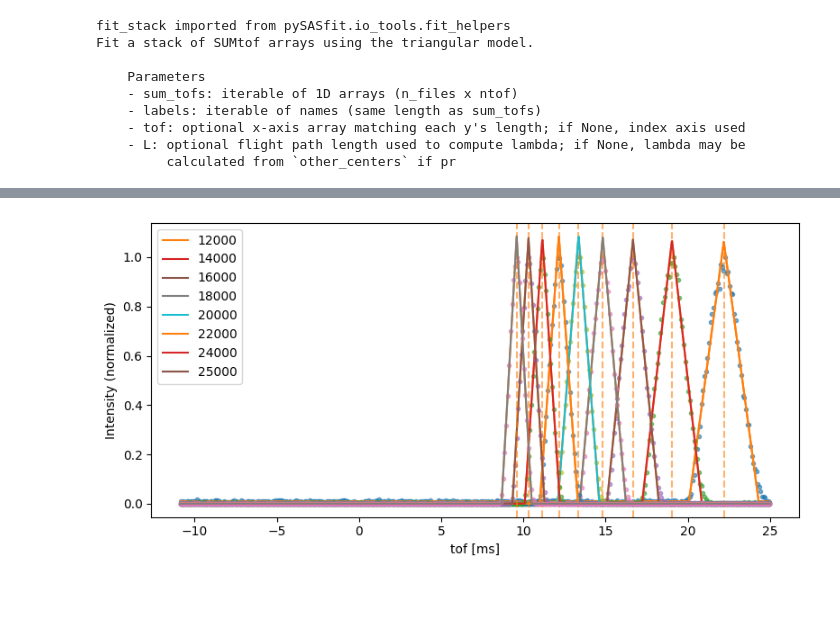
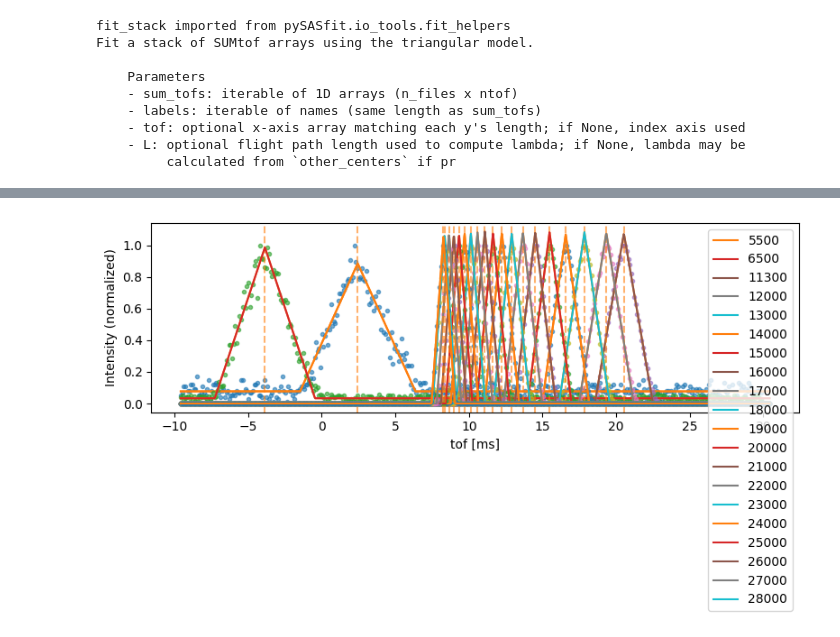
Before and after one commit to SASfit/pySASfit, a Jupyter notebook: notebooks/SANS1_tof.ipynb, the cells around one changed output, grey strips where cells are left out. Saved outputs shown, nothing was run; the diff lists cells and outputs as text; code cells hidden in the pictures; blank space fills up the shorter version.

```diff
--- a/notebooks/SANS1_tof.ipynb
+++ b/notebooks/SANS1_tof.ipynb
@@ -24,67 +24,51 @@ Fit a stack of SUMtof arrays using the triangular model.
     - L: optional flight path length used to compute lambda; if None, lambda may be
          calculated from `other_centers` if pr
 # %%
-# pattern matching your files
-Data_path="C:/Users/kohlbrecher/switchdrive/SANS/user/NVS_TOF"
-pattern = os.path.join(Data_path, "sans2025n08931*.hdf")
-file_list = sorted(glob.glob(pattern))
-if not file_list:
-    raise RuntimeError(f"No files matched {pattern}")
-#pprint.pp(file_list)
-# optional: keep only the files you expect (e.g. indices 2..9)
-# file_list = [f for f in file_list if re.search(r"08931[2-9]\.hdf$", f)]
+tofshort_files={"0": tuple(
+    f"W:/2026/sans/Service/sans2026n{num:06d}.hdf"
+    for num in range(306, 328)
+)}
+toflong_files={"0": tuple(
+    f"W:/2026/sans/Service/sans2026n{num:06d}.hdf"
+    for num in range(284, 306)
+) }
+print(len(tofshort_files["0"]),len(toflong_files["0"]))
 
-
-
-tof8_files=(
-    "C:/Users/kohlbrecher/switchdrive/SANS/user/NVS_TOF/sans2025n089312.hdf",
-    "C:/Users/kohlbrecher/switchdrive/SANS/user/NVS_TOF/sans2025n089313.hdf",
-    "C:/Users/kohlbrecher/switchdrive/SANS/user/NVS_TOF/sans2025n089314.hdf",
-    "C:/Users/kohlbrecher/switchdrive/SANS/user/NVS_TOF/sans2025n089315.hdf",
-    "C:/Users/kohlbrecher/switchdrive/SANS/user/NVS_TOF/sans2025n089316.hdf",
-    "C:/Users/kohlbrecher/switchdrive/SANS/user/NVS_TOF/sans2025n089317.hdf",
-    "C:/Users/kohlbrecher/switchdrive/SANS/user/NVS_TOF/sans2025n089318.hdf",
-    "C:/Users/kohlbrecher/switchdrive/SANS/user/NVS_TOF/sans2025n089319.hdf",
-    "C:/Users/kohlbrecher/switchdrive/SANS/user/NVS_TOF/sans2025n089320.hdf",
-)
-tof4_files=(
-    "C:/Users/kohlbrecher/switchdrive/SANS/user/NVS_TOF/sans2025n089321.hdf",
-    "C:/Users/kohlbrecher/switchdrive/SANS/user/NVS_TOF/sans2025n089322.hdf",
-    "C:/Users/kohlbrecher/switchdrive/SANS/user/NVS_TOF/sans2025n089323.hdf",
-    "C:/Users/kohlbrecher/switchdrive/SANS/user/NVS_TOF/sans2025n089324.hdf",
-    "C:/Users/kohlbrecher/switchdrive/SANS/user/NVS_TOF/sans2025n089325.hdf",
-    "C:/Users/kohlbrecher/switchdrive/SANS/user/NVS_TOF/sans2025n089326.hdf",
-    "C:/Users/kohlbrecher/switchdrive/SANS/user/NVS_TOF/sans2025n089327.hdf",
-    "C:/Users/kohlbrecher/switchdrive/SANS/user/NVS_TOF/sans2025n089328.hdf",
-    "C:/Users/kohlbrecher/switchdrive/SANS/user/NVS_TOF/sans2025n089329.hdf",
-)
-sum8_tofs = read_files_sumtof(tof8_files)
-sum4_tofs = read_files_sumtof(tof4_files)
-labels8=(
+sumshort_tofs = {"0" : read_files_sumtof(tofshort_files["0"])}
+sumlong_tofs = {"0": read_files_sumtof(toflong_files["0"]) }
+labels=(
+    "3100",
+    "5500",
+    "6500",
+    "11300",
     "12000",
+    "13000",
     "14000",
+    "15000",
     "16000",
+    "17000",
     "18000",
+    "19000",
     "20000",
+    "21000",
     "22000",
+    "23000",
     "24000",
     "25000",
+    "26000",
+    "27000",
     "28000",
+    "28300",
 )
-labels4=labels8
+print(len(labels))
+tof = (np.arange(0, 401, dtype=float) * 1000.0e-4) - 9.58
+resultslong = {"0": fit_stack(sumlong_tofs["0"], labels, tof=tof if 'tof' in globals() else None, L=7000.0-20, plot=True)}
+resultsshort = {"0": fit_stack(sumshort_tofs["0"], labels, tof=tof if 'tof' in globals() else None, DL=7000-3000, plot=True,other_centers=[r['center'] for r in resultslong["0"]])}
 
-#pprint.pp(sum8_tofs)
-# The fitting logic is centralized in `fit_stack` (imported above).
-# Re-run the fits (no plotting by default) and show result tables.
-# Prefer passing `tof` explicitly to avoid globals() lookups if available.
-tof = (np.arange(0, 399, dtype=float) * 900.0e-4) - 10.85
-results8 = fit_stack(sum8_tofs, labels8, tof=tof if 'tof' in globals() else None, L=8000, rpm_start=12000, rpm_step=2000, plot=True)
-results4 = fit_stack(sum4_tofs, labels4, tof=tof if 'tof' in globals() else None, L=None, rpm_start=12000, rpm_step=2000, plot=True,other_centers=[r['center'] for r in results8])
-
-df = pd.DataFrame(results8).set_index('name')
+df = pd.DataFrame(resultslong["0"]).set_index('name')
 print(df)
 print("\n")
-df = pd.DataFrame(results4).set_index('name')
+df = pd.DataFrame(resultsshort["0"]).set_index('name')
 print(df)
 print("\n")
 # %% [output]
@@ -108 +97 @@ name
-[figure, old version]
+[figure, new version]
```
Also changed, not shown: parts of 6 cells of this notebook, 7 other files.
